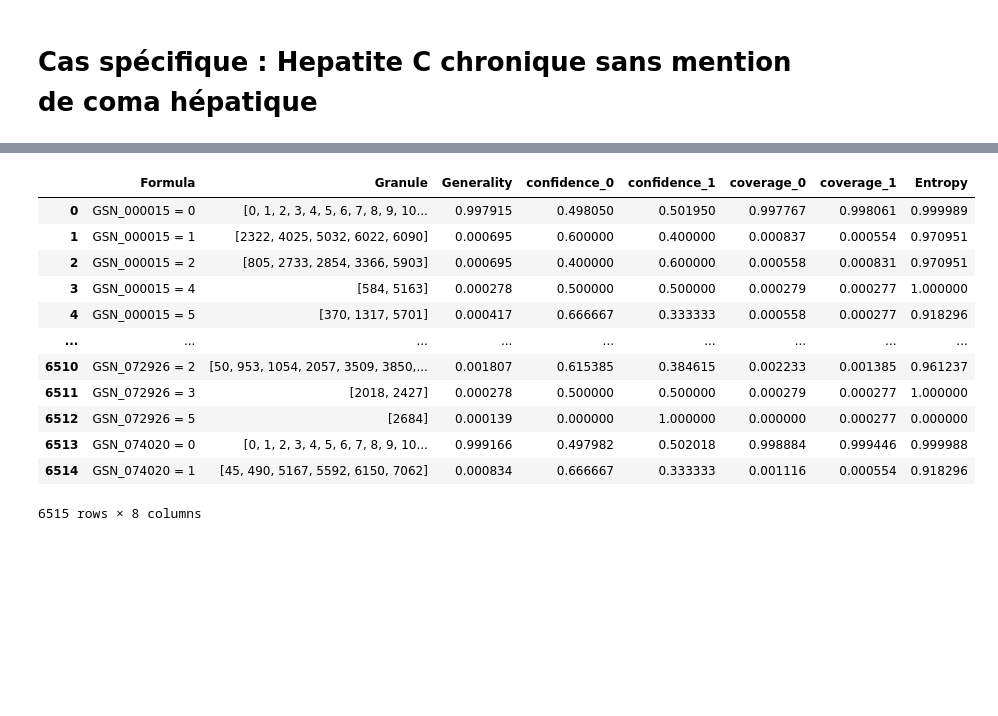
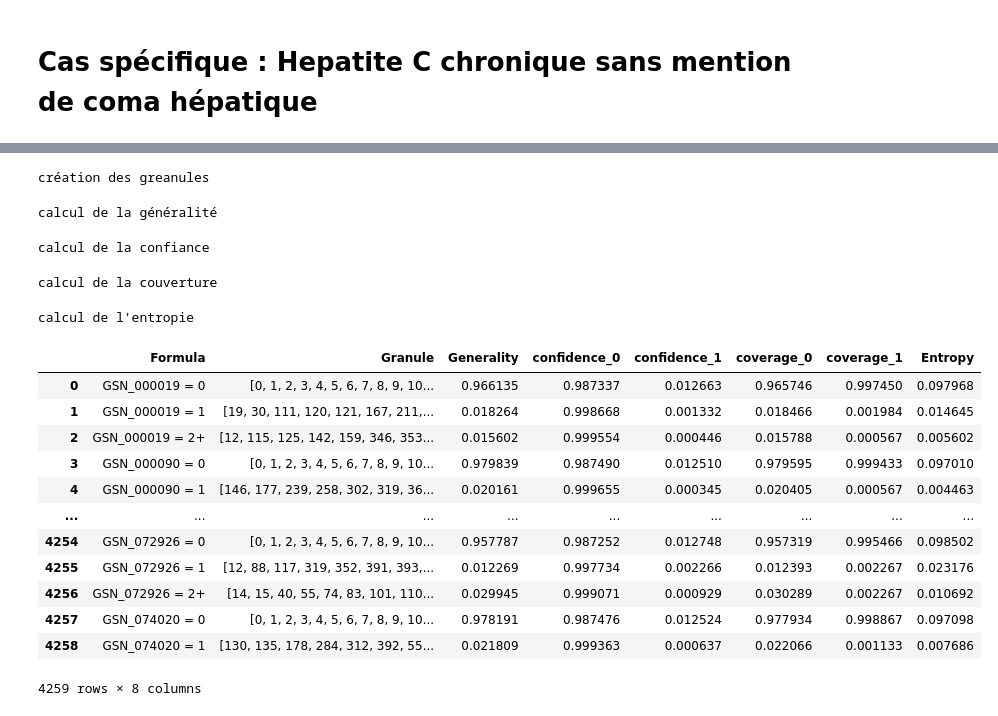
Before and after one commit to JulesVoyer/PDI, a Jupyter notebook: Traitement.ipynb, the cells around one changed output, grey strips where cells are left out. Drawn from its saved outputs; the diff is of its cells as text; code cells hidden in the pictures; blank space fills up the shorter version.

```diff
--- a/Traitement.ipynb
+++ b/Traitement.ipynb
@@ -284,11 +313,11 @@ big_dataset = big_dataset.sample(frac=1).reset_index(drop=True)
 # %%
 train, test = big_dataset[:int(len(big_dataset)*0.7)], big_dataset[int(len(big_dataset)*0.7):]
 # %%
-def getFormulasGranules(column_attr, info_table) :
+def getFormulasGranules(column_attr, info_table : pd.DataFrame) :
     basic_granules_table = pd.DataFrame(columns = ['Formula', 'Granule'])
 
     i = 0
-    for attr in column_attr :
+    for attr in tqdm(column_attr) :
         group = info_table.groupby(attr).groups
         keys = list(group.keys())
         values = list(group.values())
@@ -308,5 +339,5 @@ def getGenerality(basic_gr_table, info_table) :
 # %%
-def countClasseGr(objects_Gr, info_table) :
+def countClasseGr(objects_Gr : pd.DataFrame, info_table: pd.DataFrame) :
     class_0 = 0
     class_1 = 0
     for obj in objects_Gr :
@@ -316,14 +347,14 @@ def countClasseGr(objects_Gr, info_table) :
             class_0 += 1
     return class_0, class_1
 
-def getConfidence(basic_gr_table, info_table) :
-    for i in range(len(basic_gr_table)) :
-        objects_Gr = basic_gr_table.loc[i, 'Granule']
+def getConfidence(basic_gr_table: pd.DataFrame, info_table: pd.DataFrame) :
+    for idx in tqdm(basic_gr_table.index) :
+        objects_Gr = basic_gr_table.loc[idx, 'Granule']
         class_0, class_1 = countClasseGr(objects_Gr, info_table)
-        basic_gr_table.loc[i, 'confidence_0'] = class_0 / len(objects_Gr)
-        basic_gr_table.loc[i, 'confidence_1'] = class_1 / len(objects_Gr)
+        basic_gr_table.loc[idx, 'confidence_0'] = class_0 / len(objects_Gr)
+        basic_gr_table.loc[idx, 'confidence_1'] = class_1 / len(objects_Gr)
 # %%
-def getCoverage(basic_gr_table, info_table) :
+def getCoverage(basic_gr_table : pd.DataFrame, info_table: pd.DataFrame) :
     if False in info_table[['correct']].values :
         class_0_count = len(info_table.groupby('correct').groups[0])
     else :
@@ -334,23 +365,22 @@ def getCoverage(basic_gr_table, info_table) :
     else :
         class_1_count = 0
 
-    for i in range(len(basic_gr_table)) :
-        objects_Gr = basic_gr_table.loc[i, 'Granule']
+    for idx in tqdm(basic_gr_table.index) :
+        objects_Gr = basic_gr_table.loc[idx, 'Granule']
         class_0, class_1 = countClasseGr(objects_Gr, info_table)
-        basic_gr_table.loc[i, 'coverage_0'] = class_0 / class_0_count
-        basic_gr_table.loc[i, 'coverage_1'] = class_1 / class_1_count
+        basic_gr_table.loc[idx, 'coverage_0'] = class_0 / class_0_count
+        basic_gr_table.loc[idx, 'coverage_1'] = class_1 / class_1_count
 # %%
 import numpy as np
-def getEntropy(basic_gr_table, info_table) :
-
+def getEntropy(basic_gr_table : pd.DataFrame , info_table : pd.DataFrame) :
     res = 0
 
-    for i in range(len(basic_gr_table)) :
+    for idx in tqdm(basic_gr_table.index) :
         for j in range(2) :
-            p_ = basic_gr_table.loc[i, 'confidence_' + str(j)]
+            p_ = basic_gr_table.loc[idx, 'confidence_' + str(j)]
             if p_ == 0 :
                 res+=0
             else :
                 res += -p_ * np.log2(p_)
-        basic_gr_table.loc[i, 'Entropy'] = res
+        basic_gr_table.loc[idx, 'Entropy'] = res
         res = 0
@@ -357,29 +438,42 @@ def getEntropy(basic_gr_table, info_table) :
 # %%
 covering_solution = set()
 
-attributes = dataset.keys()[:-1]
+attributes = dataset.keys()[2:-1]
 
 
 u_info_table = train
 
+print("création des greanules")
 u_B_Granules = getFormulasGranules(attributes, u_info_table)
 
+print("calcul de la généralité")
 getGenerality(u_B_Granules, u_info_table)
+
+print("calcul de la confiance")
 getConfidence(u_B_Granules, u_info_table)
+
+print("calcul de la couverture")
 getCoverage(u_B_Granules, u_info_table)
+
+print("calcul de l'entropie")
 getEntropy(u_B_Granules, u_info_table)
 u_B_Granules
 # %% [output]
+création des greanules
+calcul de la généralité
+calcul de la confiance
+calcul de la couverture
+calcul de l'entropie
 |  | Formula | Granule | Generality | confidence_0 | confidence_1 | coverage_0 | coverage_1 | Entropy |
-| 0 | GSN_000015 = 0 | [0, 1, 2, 3, 4, 5, 6, 7, 8, 9, 10... | 0.997915 | 0.498050 | 0.501950 | 0.997767 | 0.998061 | 0.999989 |
-| 1 | GSN_000015 = 1 | [2322, 4025, 5032, 6022, 6090] | 0.000695 | 0.600000 | 0.400000 | 0.000837 | 0.000554 | 0.970951 |
-| 2 | GSN_000015 = 2 | [805, 2733, 2854, 3366, 5903] | 0.000695 | 0.400000 | 0.600000 | 0.000558 | 0.000831 | 0.970951 |
-| 3 | GSN_000015 = 4 | [584, 5163] | 0.000278 | 0.500000 | 0.500000 | 0.000279 | 0.000277 | 1.000000 |
-| 4 | GSN_000015 = 5 | [370, 1317, 5701] | 0.000417 | 0.666667 | 0.333333 | 0.000558 | 0.000277 | 0.918296 |
+| 0 | GSN_000019 = 0 | [0, 1, 2, 3, 4, 5, 6, 7, 8, 9, 10... | 0.966135 | 0.987337 | 0.012663 | 0.965746 | 0.997450 | 0.097968 |
+| 1 | GSN_000019 = 1 | [19, 30, 111, 120, 121, 167, 211,... | 0.018264 | 0.998668 | 0.001332 | 0.018466 | 0.001984 | 0.014645 |
+| 2 | GSN_000019 = 2+ | [12, 115, 125, 142, 159, 346, 353... | 0.015602 | 0.999554 | 0.000446 | 0.015788 | 0.000567 | 0.005602 |
+| 3 | GSN_000090 = 0 | [0, 1, 2, 3, 4, 5, 6, 7, 8, 9, 10... | 0.979839 | 0.987490 | 0.012510 | 0.979595 | 0.999433 | 0.097010 |
+| 4 | GSN_000090 = 1 | [146, 177, 239, 258, 302, 319, 36... | 0.020161 | 0.999655 | 0.000345 | 0.020405 | 0.000567 | 0.004463 |
 | ... | ... | ... | ... | ... | ... | ... | ... | ... |
-| 6510 | GSN_072926 = 2 | [50, 953, 1054, 2057, 3509, 3850,... | 0.001807 | 0.615385 | 0.384615 | 0.002233 | 0.001385 | 0.961237 |
-| 6511 | GSN_072926 = 3 | [2018, 2427] | 0.000278 | 0.500000 | 0.500000 | 0.000279 | 0.000277 | 1.000000 |
-| 6512 | GSN_072926 = 5 | [2684] | 0.000139 | 0.000000 | 1.000000 | 0.000000 | 0.000277 | 0.000000 |
-| 6513 | GSN_074020 = 0 | [0, 1, 2, 3, 4, 5, 6, 7, 8, 9, 10... | 0.999166 | 0.497982 | 0.502018 | 0.998884 | 0.999446 | 0.999988 |
-| 6514 | GSN_074020 = 1 | [45, 490, 5167, 5592, 6150, 7062] | 0.000834 | 0.666667 | 0.333333 | 0.001116 | 0.000554 | 0.918296 |
+| 4254 | GSN_072926 = 0 | [0, 1, 2, 3, 4, 5, 6, 7, 8, 9, 10... | 0.957787 | 0.987252 | 0.012748 | 0.957319 | 0.995466 | 0.098502 |
+| 4255 | GSN_072926 = 1 | [12, 88, 117, 319, 352, 391, 393,... | 0.012269 | 0.997734 | 0.002266 | 0.012393 | 0.002267 | 0.023176 |
+| 4256 | GSN_072926 = 2+ | [14, 15, 40, 55, 74, 83, 101, 110... | 0.029945 | 0.999071 | 0.000929 | 0.030289 | 0.002267 | 0.010692 |
+| 4257 | GSN_074020 = 0 | [0, 1, 2, 3, 4, 5, 6, 7, 8, 9, 10... | 0.978191 | 0.987476 | 0.012524 | 0.977934 | 0.998867 | 0.097098 |
+| 4258 | GSN_074020 = 1 | [130, 135, 178, 284, 312, 392, 55... | 0.021809 | 0.999363 | 0.000637 | 0.022066 | 0.001133 | 0.007686 |
-6515 rows × 8 columns
+4259 rows × 8 columns
```
Also changed, not shown: parts of 22 cells of this notebook.
